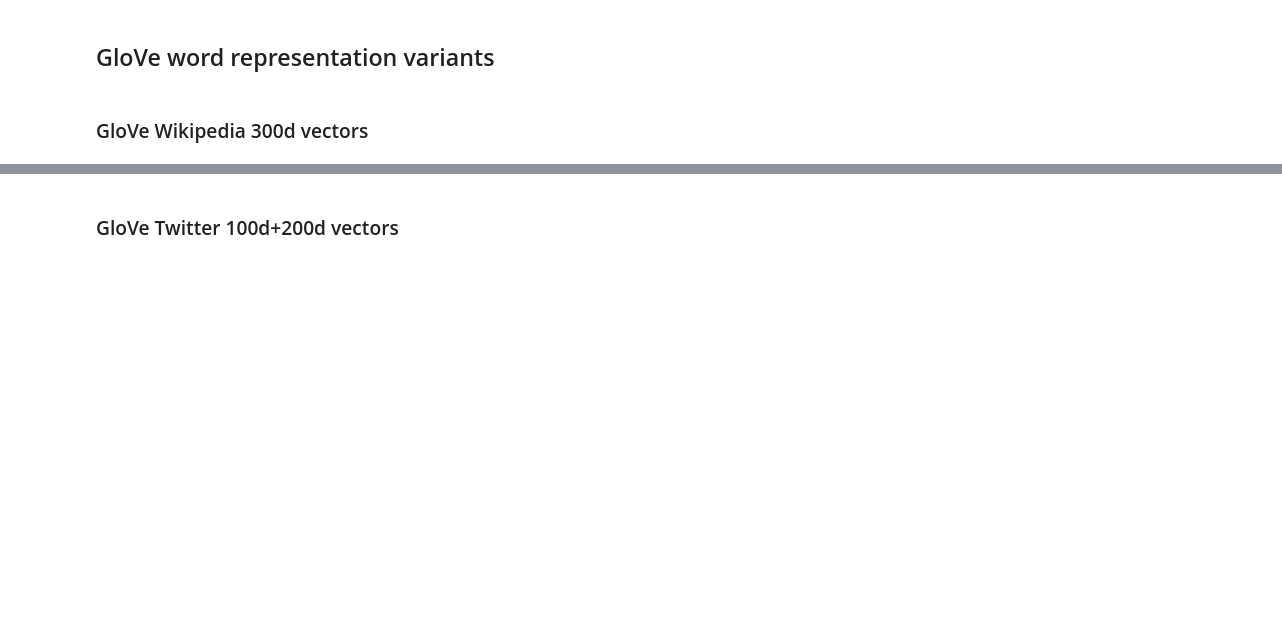
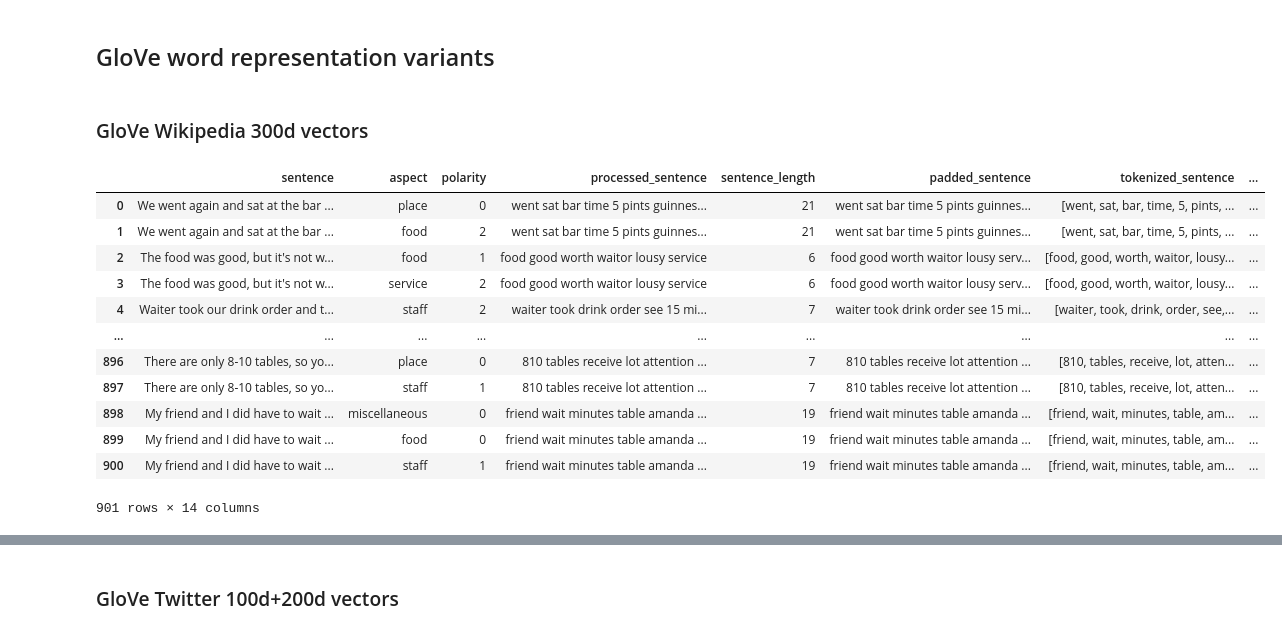
Before and after one commit to milanaveed/cits4012_project, a Jupyter notebook: 4012_v1.ipynb, the cells around one changed output, grey strips where cells are left out. Cells and saved outputs as stored; diff of their text form; code cells hidden in the pictures; blank space fills up the shorter version.

Commit message:
add glove new

```diff
--- a/4012_v1.ipynb
+++ b/4012_v1.ipynb
@@ -526,5 +523,5 @@ from gensim.models import KeyedVectors
 
 # glove_model.save("glove_wiki_300.bin")
 
-glove_model = KeyedVectors.load("glove_wiki_300.bin")
+glove_Model = KeyedVectors.load("glove_wiki_300.bin")
 # %%
@@ -564,27 +561,27 @@ glove_model = KeyedVectors.load("glove_wiki_300.bin")
 # %%
-# def aspect_to_vector(aspect, model):
-#     if aspect in model:
-#         return model[aspect]
-#     else:
-#         return np.zeros(model.vector_size)
+def aspect_to_vector(aspect, model):
+    if aspect in model:
+        return model[aspect]
+    else:
+        return np.zeros(model.vector_size)
 
 
-# def process_data(df, model):
-#     # For each aspect word in the DataFrame, obtain its vector representation
-#     df["aspect_vector_glove"] = df["aspect"].apply(lambda x: aspect_to_vector(x, model))
+def process_data(df, model):
+    # For each aspect word in the DataFrame, obtain its vector representation
+    df["aspect_vector_glove"] = df["aspect"].apply(lambda x: aspect_to_vector(x, model))
 
-#     # Concatenate aspect representation and sentence representation (placing the aspect vector at the front)
-#     df["combined_vector_ahead_glove"] = df.apply(
-#         lambda row: np.concatenate(
-#             (row["aspect_vector_glove"], row["sentence_vector_glove"])
-#         ),
-#         axis=1,
-#     )
+    # Concatenate aspect representation and sentence representation (placing the aspect vector at the front)
+    df["combined_vector_ahead_glove"] = df.apply(
+        lambda row: np.concatenate(
+            (row["aspect_vector_glove"], row["sentence_vector_glove"])
+        ),
+        axis=1,
+    )
 
-#     return df
+    return df
 
 
-# train_df = process_data(train_df, glove_model)
-# test_df = process_data(test_df, glove_model)
-# val_df = process_data(val_df, glove_model)
+train_df_glo = process_data(train_df_glo, glove_Model)
+test_df_glo = process_data(test_df_glo, glove_Model)
+val_df_glo = process_data(val_df_glo, glove_Model)
 # %%
@@ -602 +599,17 @@ glove_model = KeyedVectors.load("glove_wiki_300.bin")
+# %%
+test_df_glo
+# %% [output]
+|  | sentence | aspect | polarity | processed_sentence | sentence_length | padded_sentence | tokenized_sentence | ... |
+| 0 | We went again and sat at the bar ... | place | 0 | went sat bar time 5 pints guinnes... | 21 | went sat bar time 5 pints guinnes... | [went, sat, bar, time, 5, pints, ... | ... |
+| 1 | We went again and sat at the bar ... | food | 2 | went sat bar time 5 pints guinnes... | 21 | went sat bar time 5 pints guinnes... | [went, sat, bar, time, 5, pints, ... | ... |
+| 2 | The food was good, but it's not w... | food | 1 | food good worth waitor lousy service | 6 | food good worth waitor lousy serv... | [food, good, worth, waitor, lousy... | ... |
+| 3 | The food was good, but it's not w... | service | 2 | food good worth waitor lousy service | 6 | food good worth waitor lousy serv... | [food, good, worth, waitor, lousy... | ... |
+| 4 | Waiter took our drink order and t... | staff | 2 | waiter took drink order see 15 mi... | 7 | waiter took drink order see 15 mi... | [waiter, took, drink, order, see,... | ... |
+| ... | ... | ... | ... | ... | ... | ... | ... | ... |
+| 896 | There are only 8-10 tables, so yo... | place | 0 | 810 tables receive lot attention ... | 7 | 810 tables receive lot attention ... | [810, tables, receive, lot, atten... | ... |
+| 897 | There are only 8-10 tables, so yo... | staff | 1 | 810 tables receive lot attention ... | 7 | 810 tables receive lot attention ... | [810, tables, receive, lot, atten... | ... |
+| 898 | My friend and I did have to wait ... | miscellaneous | 0 | friend wait minutes table amanda ... | 19 | friend wait minutes table amanda ... | [friend, wait, minutes, table, am... | ... |
+| 899 | My friend and I did have to wait ... | food | 0 | friend wait minutes table amanda ... | 19 | friend wait minutes table amanda ... | [friend, wait, minutes, table, am... | ... |
+| 900 | My friend and I did have to wait ... | staff | 1 | friend wait minutes table amanda ... | 19 | friend wait minutes table amanda ... | [friend, wait, minutes, table, am... | ... |
+901 rows × 14 columns
 # %%
```
Also changed, not shown: parts of 16 cells of this notebook, 1 other file.
